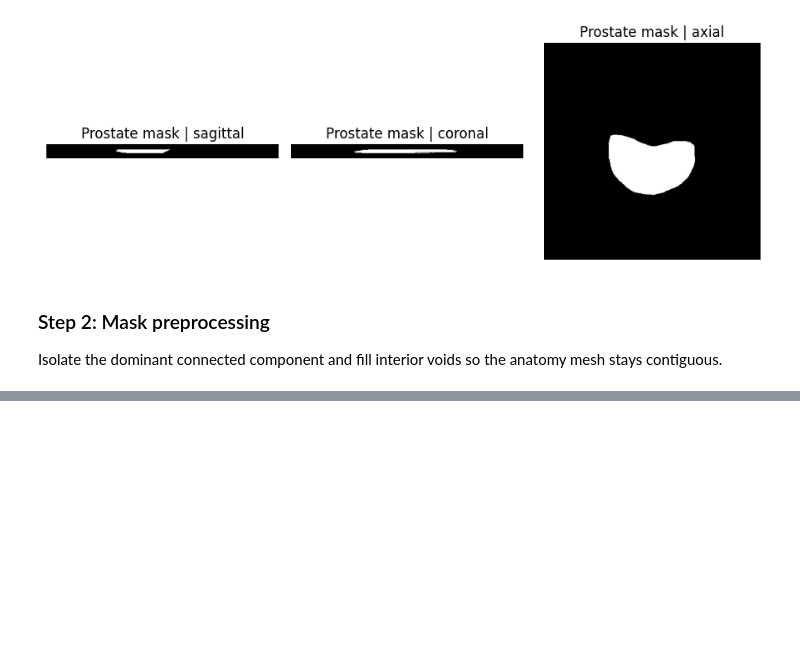
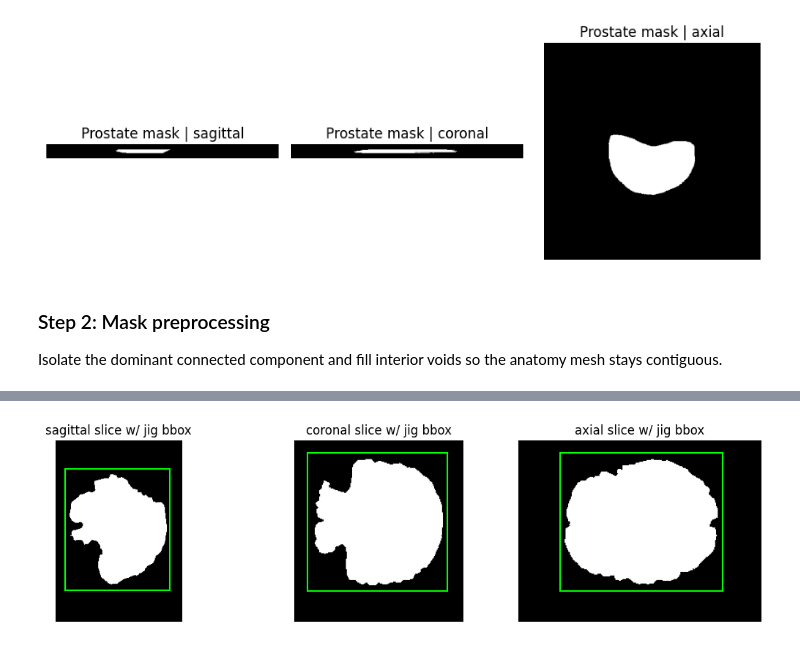
Before and after one commit to kyeremeMCW/autojig_templated, a Jupyter notebook: testing.ipynb, the cells around one changed output, grey strips where cells are left out. Saved outputs shown, nothing was run; the diff lists cells and outputs as text; code cells hidden in the pictures; blank space fills up the shorter version.

```diff
--- a/testing.ipynb
+++ b/testing.ipynb
@@ -133,0 +190,47 @@ if mask_result is not None:
+# %%
+def plot_bbox_overlay(volume, mask_result, jig_params):
+    if volume is None or mask_result is None or jig_params is None:
+        return
+    mask = mask_result.mask.astype(int)
+    jig_mins = jig_params.jig_bbox_min_vox.astype(float)
+    jig_maxs = jig_params.jig_bbox_max_vox.astype(float)
+
+    centers = np.clip(
+        np.round((jig_mins + jig_maxs) / 2.0).astype(int),
+        0,
+        np.array(mask.shape) - 1,
+    )
+
+    axis_info = [
+        ("sagittal", 0),
+        ("coronal", 1),
+        ("axial", 2),
+    ]
+
+    fig, axes = plt.subplots(1, 3, figsize=(11, 3))
+
+    for ax, (label, axis_idx) in zip(axes, axis_info):
+        slice_array = np.take(mask, centers[axis_idx], axis=axis_idx)
+        other_axes = [i for i in range(3) if i != axis_idx]
+        row_axis, col_axis = other_axes
+        row_min, row_max = jig_mins[row_axis], jig_maxs[row_axis]
+        col_min, col_max = jig_mins[col_axis], jig_maxs[col_axis]
+
+        ax.imshow(slice_array, origin="lower", cmap="gray")
+        rect = plt.Rectangle(
+            (col_min - 0.5, row_min - 0.5),
+            (col_max - col_min + 1.0),
+            (row_max - row_min + 1.0),
+            fill=False,
+            edgecolor="lime",
+            linewidth=1.5,
+        )
+        ax.add_patch(rect)
+        ax.set_title(f"{label} slice w/ jig bbox")
+        ax.axis("off")
+    fig.tight_layout()
+    plt.show()
+
+plot_bbox_overlay(current_example, mask_result, jig_params)
+# %% [output]
+[figure, added]
```
Also changed, not shown: parts of 5 cells of this notebook, 1 other file.
